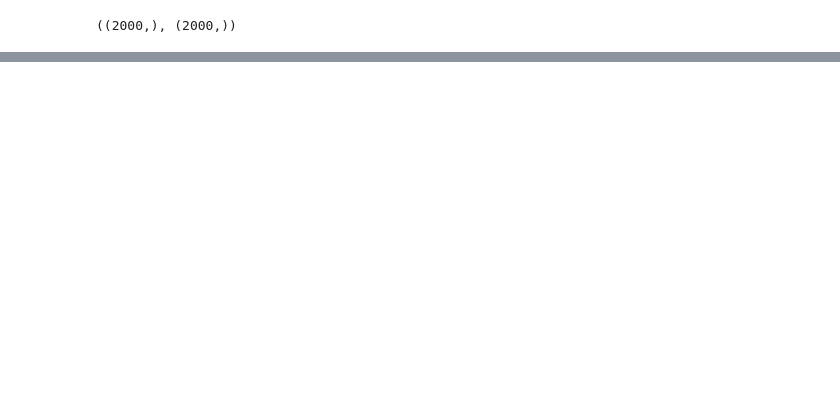
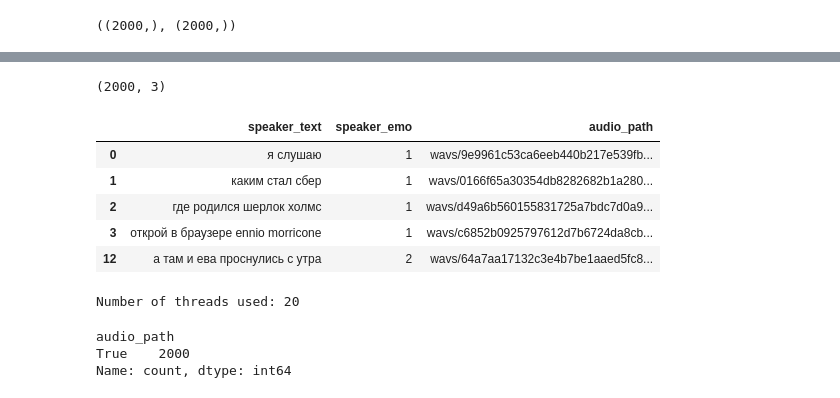
Before and after one commit to Kislv/MastersDegreeProject, a Jupyter notebook: test_hypotheses.ipynb, the cells around one changed output, grey strips where cells are left out. Saved outputs shown, nothing was run; the diff lists cells and outputs as text; code cells hidden in the pictures; blank space fills up the shorter version.

```diff
--- a/test_hypotheses.ipynb
+++ b/test_hypotheses.ipynb
@@ -1023,7 +1043,19 @@ def raw_crowd_ds_2_text_emotion_df(
     text_field_name:str = SPEAKER_TEXT_FIELD_NAME,
     speaker_emotion_field_name:str = SPEAKER_EMOTION_FIELD_NAME
     ):
+    # TODO: check is it a right move? (we need claim only markup from authors aggregation)
     df = raw_crowd[[text_field_name, speaker_emotion_field_name]].dropna().drop_duplicates()
     # labelencoder = LabelEncoder()
     df[speaker_emotion_field_name] = df[speaker_emotion_field_name].apply(lambda x: DushaEmotion[x].value)
     return df
+
+def raw_crowd_ds_2_text_emotion_file_path_df(
+    raw_crowd:pd.DataFrame,
+    text_field_name:str = SPEAKER_TEXT_FIELD_NAME,
+    speaker_emotion_field_name:str = SPEAKER_EMOTION_FIELD_NAME,
+    audio_path_field_name:str = AUDIO_PATH_FIELD_NAME,
+    ):
+    # TODO: check is it a right move? (we need claim only markup from authors aggregation)
+    df = raw_crowd[[text_field_name, speaker_emotion_field_name, audio_path_field_name]].dropna().drop_duplicates()
+    df[speaker_emotion_field_name] = df[speaker_emotion_field_name].apply(lambda x: DushaEmotion[x].value)
+    return df
@@ -1267,0 +1315,22 @@ weighted avg       0.60      0.47      0.41      2000
+# %%
+X_test = raw_crowd_ds_2_text_emotion_file_path_df(raw_crowd_test)[:int(X_TRAIN_SIZE*X_TEST_FRACTION)]
+print(X_test.shape)
+X_test.head()
+# %% [output]
+(2000, 3)
+|  | speaker_text | speaker_emo | audio_path |
+| 0 | я слушаю | 1 | wavs/9e9961c53ca6eeb440b217e539fb... |
+| 1 | каким стал сбер | 1 | wavs/0166f65a30354db8282682b1a280... |
+| 2 | где родился шерлок холмс | 1 | wavs/d49a6b560155831725a7bdc7d0a9... |
+| 3 | открой в браузере ennio morricone | 1 | wavs/c6852b0925797612d7b6724da8cb... |
+| 12 | а там и ева проснулись с утра | 2 | wavs/64a7aa17132c3e4b7be1aaed5fc8... |
+# %%
+# Set the number of threads to use
+torch.set_num_threads(20)
+
+# Verify the number of threads being used
+print(f"Number of threads used: {torch.get_num_threads()}")
+
+# Your transformer ASR model code here
+# %% [output]
+Number of threads used: 20
@@ -1267,0 +1340,6 @@ weighted avg       0.60      0.47      0.41      2000
+# %%
+exists:pd.Series = X_test[AUDIO_PATH_FIELD_NAME].apply(lambda x: crowd_test_wav_path_2_abs_path(path=x).exists())
+# %% [output]
+audio_path
+True    2000
+Name: count, dtype: int64
```
Also changed, not shown: parts of 39 cells of this notebook, 9 other files.
